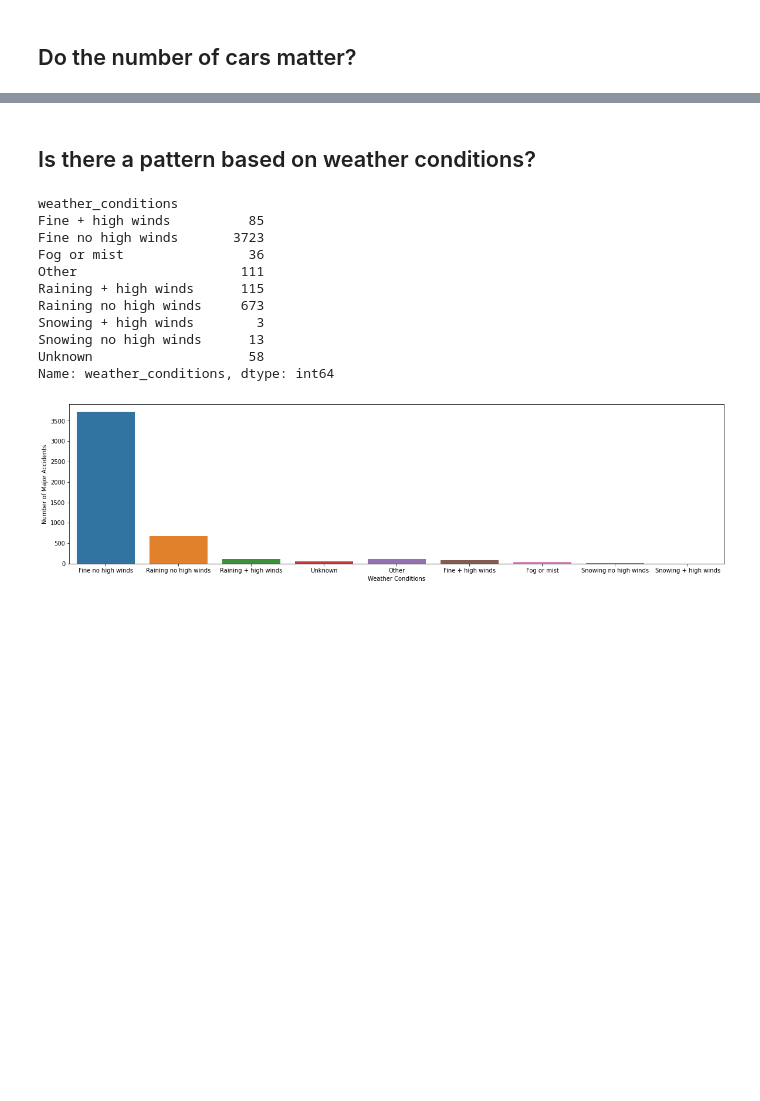
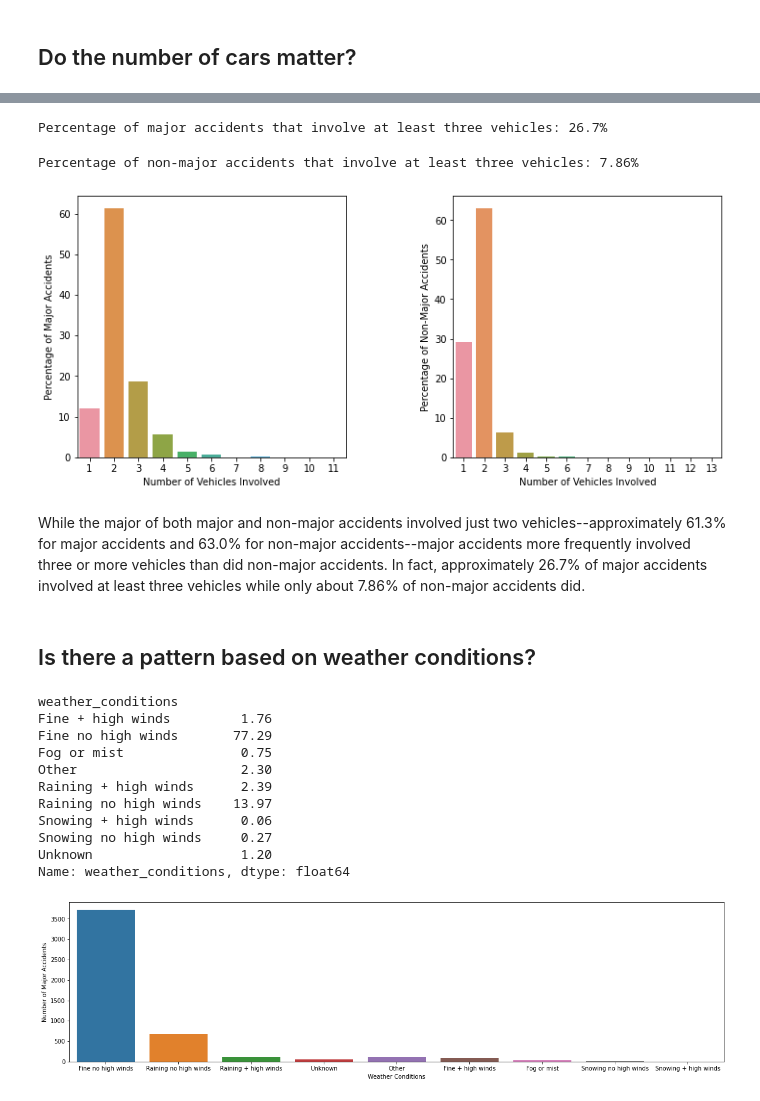
Before and after one commit to teruki-i/high_fatality_accidents, a Jupyter notebook: notebook.ipynb, the cells around one changed output, grey strips where cells are left out. Cells and saved outputs as stored; diff of their text form; code cells hidden in the pictures; blank space fills up the shorter version.

Commit message:
examined percentages of accidents by number of vehicles

```diff
--- a/notebook.ipynb
+++ b/notebook.ipynb
@@ -366 +366,5 @@ False  1                     25154
 Name: number_of_vehicles, dtype: int64
+# %%
+# calculate percentage of major accidents by number of vehicles involved
+major_vehicles=major_accidents.groupby(['number_of_vehicles'])['number_of_vehicles'].count()/len(major_accidents)*100
+print(round(major_vehicles,2))
@@ -366,0 +385,4 @@ Name: number_of_vehicles, dtype: int64
+# %%
+# calculate percentage of non-major accidents by number of vehicles involved
+non_major_vehicles=non_major.groupby(['number_of_vehicles'])['number_of_vehicles'].count()/len(non_major)*100
+print(round(non_major_vehicles,2))
@@ -367,20 +405,53 @@ Name: number_of_vehicles, dtype: int64
+# %%
+# Calculate percentage of major accidents that involved at least three vehicles
+major_three_or_more = major_accidents[major_accidents['number_of_vehicles']>2]['accident_index'].count()
+major_three_or_more_perc = major_three_or_more/len(major_accidents)*100
+print(f'Percentage of major accidents that involve at least three vehicles: {round(major_three_or_more_perc,1)}%')
+# %% [output]
+Percentage of major accidents that involve at least three vehicles: 26.7%
+# %%
+# calculate percentage of non-major accidents by number of vehicles involved
+non_major_three_or_more = non_major[non_major['number_of_vehicles']>2]['accident_index'].count()
+non_major_three_or_more_perc = non_major_three_or_more/len(non_major)*100
+print(f'Percentage of non-major accidents that involve at least three vehicles: {round(non_major_three_or_more_perc,2)}%')
+# %% [output]
+Percentage of non-major accidents that involve at least three vehicles: 7.86%
+# %%
+# plot the percentages of non-major and major accidents by number of vehicles involved
+fig, axes = plt.subplots(1, 2, figsize=(12,5))
+
+sns.barplot(x=major_vehicles.index, y=major_vehicles, ax=axes[0])
+axes[0].set_xlabel("Number of Vehicles Involved")
+axes[0].set_ylabel("Percentage of Major Accidents")
+
+sns.barplot(x=non_major_vehicles.index, y=non_major_vehicles, ax=axes[1])
+axes[1].set_xlabel("Number of Vehicles Involved")
+axes[1].set_ylabel("Percentage of Non-Major Accidents")
+
+plt.subplots_adjust(wspace = 0.4)
+plt.show()
+# %% [output]
+[figure, added]
+# %% [markdown]
+While the major of both major and non-major accidents involved just two vehicles--approximately 61.3% for major accidents and 63.0% for non-major accidents--major accidents more frequently involved three or more vehicles than did non-major accidents. In fact, approximately 26.7% of major accidents involved at least three vehicles while only about 7.86% of non-major accidents did.
 # %% [markdown]
 ## Is there a pattern based on weather conditions?
 # %%
-# count number of major accidents by weather condition
-major_accidents.groupby('weather_conditions')['weather_conditions'].count()
+# percentage of major accidents by weather condition
+major_weather=major_accidents.groupby('weather_conditions')['weather_conditions'].count()/len(major_accidents)*100
+print(round(major_weather,2))
 # %% [output]
 weather_conditions
-Fine + high winds          85
-Fine no high winds       3723
-Fog or mist                36
-Other                     111
-Raining + high winds      115
-Raining no high winds     673
-Snowing + high winds        3
-Snowing no high winds      13
-Unknown                    58
-Name: weather_conditions, dtype: int64
+Fine + high winds         1.76
+Fine no high winds       77.29
+Fog or mist               0.75
+Other                     2.30
+Raining + high winds      2.39
+Raining no high winds    13.97
+Snowing + high winds      0.06
+Snowing no high winds     0.27
+Unknown                   1.20
+Name: weather_conditions, dtype: float64
 # %%
 # plot number of major accidents by weather conditions
 major_conditions=conditions.remove('Data missing or out of range')
```
Also changed, not shown: parts of 14 cells of this notebook.
